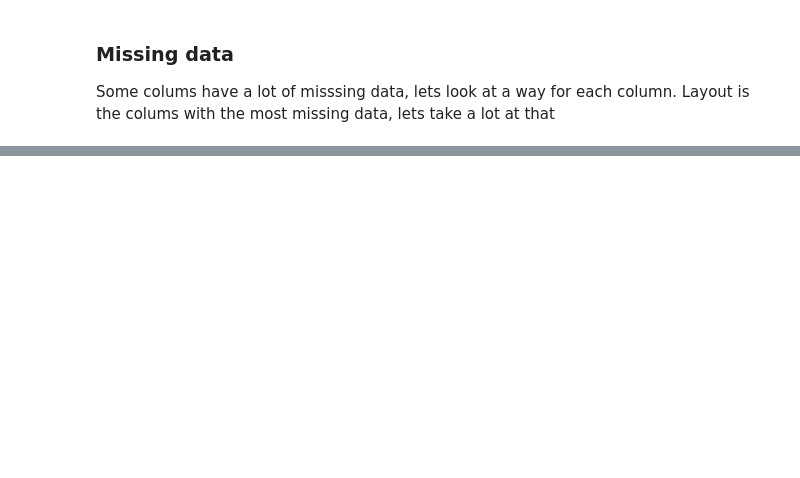
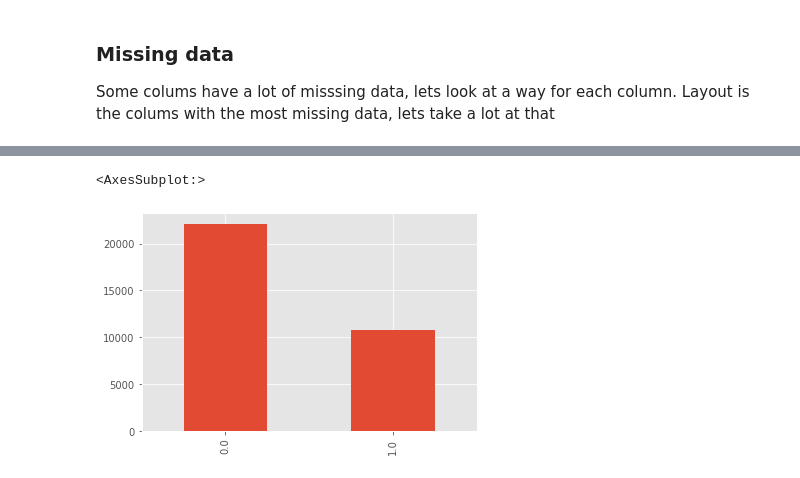
Before and after one commit to kjappvaffel/moscow_housing, a Jupyter notebook: EDA_DataCleaning_FeatureEngineering/EDA.ipynb, the cells around one changed output, grey strips where cells are left out. Cells and saved outputs as stored; diff of their text form; code cells hidden in the pictures; blank space fills up the shorter version.

```diff
--- a/EDA_DataCleaning_FeatureEngineering/EDA.ipynb
+++ b/EDA_DataCleaning_FeatureEngineering/EDA.ipynb
@@ -1045,0 +851,7 @@ In this section i will try to look at the differences in the training and test s
+# %%
+#new, quite clear
+all_data['new'].value_counts().plot(kind='bar')
+#quite clear tendency, will be even better with some other information
+# %% [output]
+<AxesSubplot:>
+[figure, added]
```
Also changed, not shown: parts of 51 cells of this notebook.
